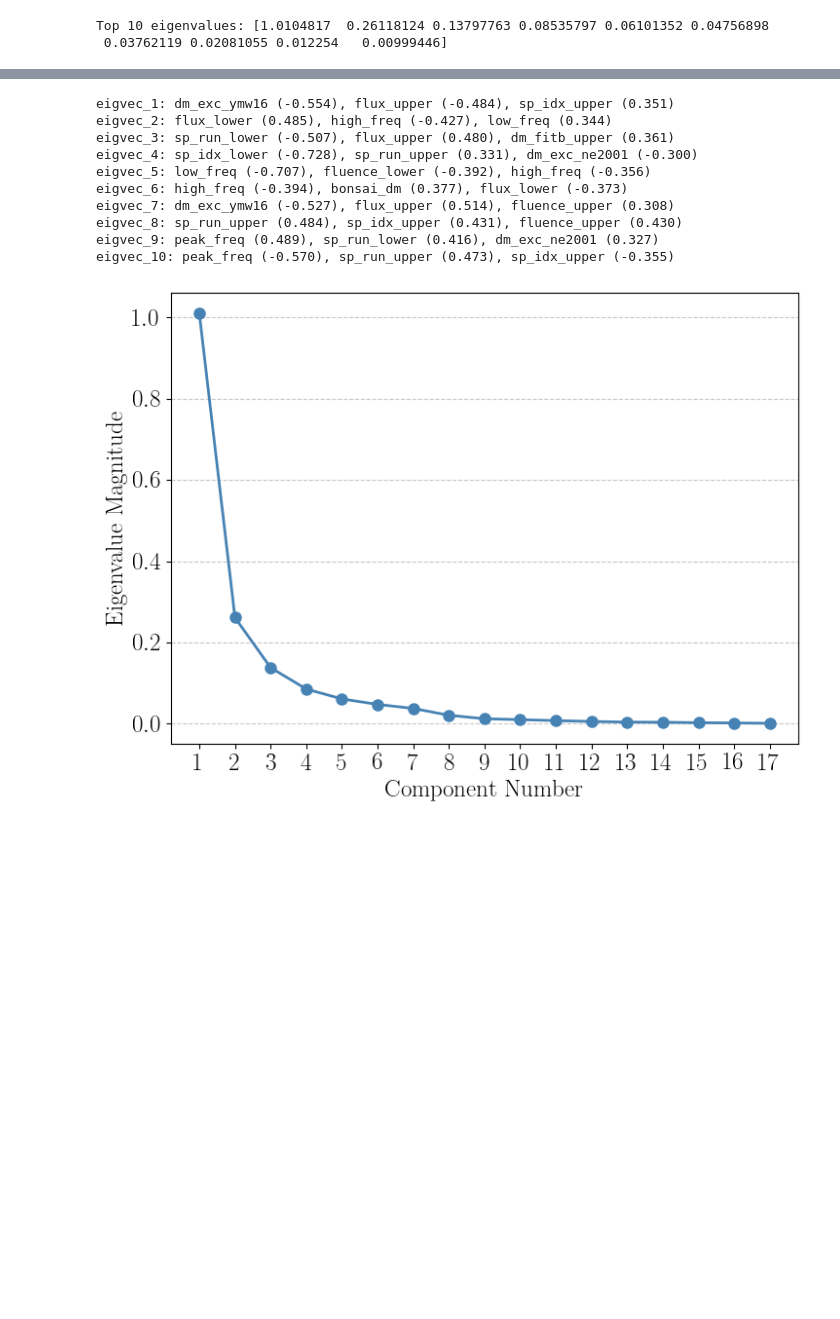
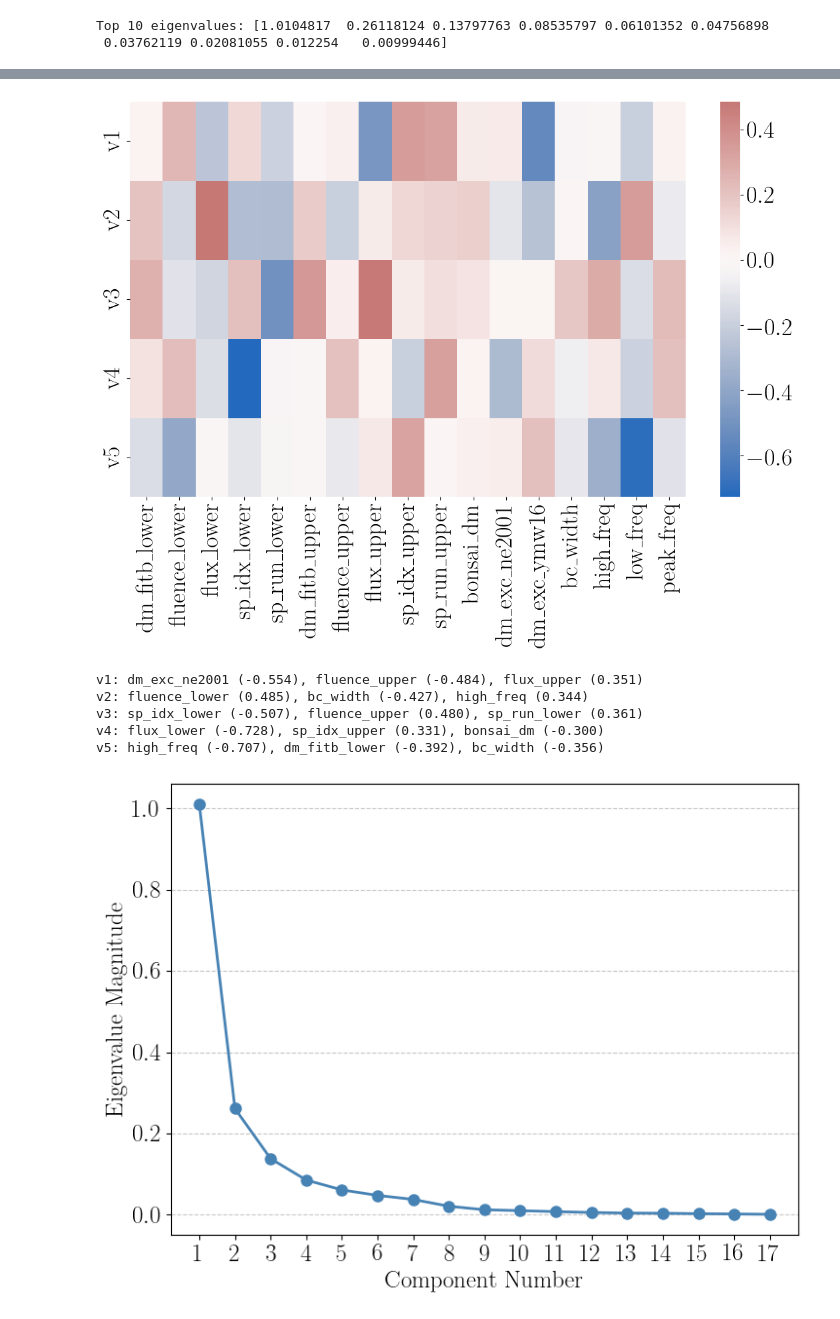
Before and after one commit to rtenacity/frb-analysis, a Jupyter notebook: chime_data/analysis.ipynb, the cells around one changed output, grey strips where cells are left out. Drawn from its saved outputs; the diff is of its cells as text; code cells hidden in the pictures; blank space fills up the shorter version.

Commit message:
heatmap

```diff
--- a/chime_data/analysis.ipynb
+++ b/chime_data/analysis.ipynb
@@ -1611,5 +1611,20 @@ eigen_df
+# %%
+top_eigen_df = eigen_df.head(5).drop(columns=["eigenvalue"])
+
+# make heatmap of top 5 eigenvectors
+plt.figure(figsize=(global_figsize[0]*1.5, global_figsize[1]*1.5))
+sns.heatmap(top_eigen_df.set_index(top_eigen_df.index.astype(str)), cmap="vlag", center=0)
+plt.tight_layout()
+plt.subplots_adjust(right=0.75)
+
+plt.savefig("figs/full_dataset/Top5_Fisher_eigenvectors.svg",
+            dpi=200,
+            format='svg',
+            bbox_inches='tight',
+            pad_inches=0.1)
+# %% [output]
+[figure, added]
 # %%
-top_eigen_df = eigen_df.head(10)
 
 for row in top_eigen_df.itertuples():
     vec = np.array(row[2:])
@@ -1617,16 +1632,11 @@ for row in top_eigen_df.itertuples():
     top_features = [(new_features[i], vec[i]) for i in top_indices]
     print(f"{row.Index}: " + ", ".join(f"{f} ({v:.3f})" for f, v in top_features))
 # %% [output]
-eigvec_1: dm_exc_ymw16 (-0.554), flux_upper (-0.484), sp_idx_upper (0.351)
-eigvec_2: flux_lower (0.485), high_freq (-0.427), low_freq (0.344)
-eigvec_3: sp_run_lower (-0.507), flux_upper (0.480), dm_fitb_upper (0.361)
-eigvec_4: sp_idx_lower (-0.728), sp_run_upper (0.331), dm_exc_ne2001 (-0.300)
-eigvec_5: low_freq (-0.707), fluence_lower (-0.392), high_freq (-0.356)
-eigvec_6: high_freq (-0.394), bonsai_dm (0.377), flux_lower (-0.373)
-eigvec_7: dm_exc_ymw16 (-0.527), flux_upper (0.514), fluence_upper (0.308)
-eigvec_8: sp_run_upper (0.484), sp_idx_upper (0.431), fluence_upper (0.430)
-eigvec_9: peak_freq (0.489), sp_run_lower (0.416), dm_exc_ne2001 (0.327)
-eigvec_10: peak_freq (-0.570), sp_run_upper (0.473), sp_idx_upper (-0.355)
+v1: dm_exc_ne2001 (-0.554), fluence_upper (-0.484), flux_upper (0.351)
+v2: fluence_lower (0.485), bc_width (-0.427), high_freq (0.344)
+v3: sp_idx_lower (-0.507), fluence_upper (0.480), sp_run_lower (0.361)
+v4: flux_lower (-0.728), sp_idx_upper (0.331), bonsai_dm (-0.300)
+v5: high_freq (-0.707), dm_fitb_lower (-0.392), bc_width (-0.356)
 # %%
 
 
```
Also changed, not shown: parts of 1 cell of this notebook, 10 other files.
